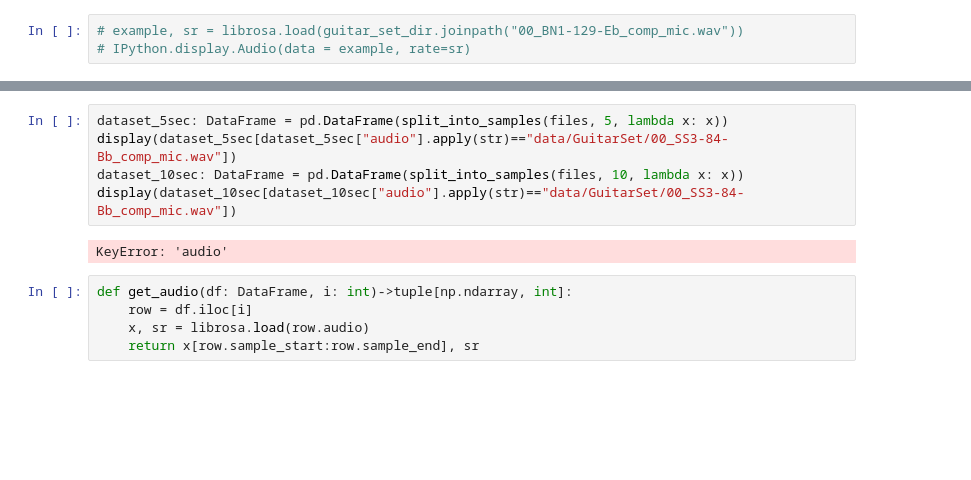
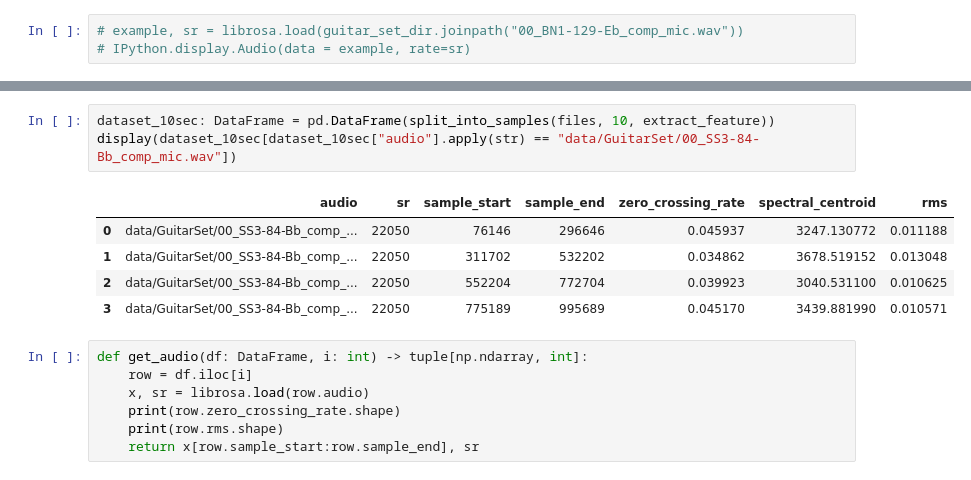
Before and after one commit to auri-ay/audio-ml-coursework, a Jupyter notebook: sample.ipynb, the cells around one changed output, grey strips where cells are left out. Saved outputs shown, nothing was run; the diff lists cells and outputs as text; blank space fills up the shorter version.

```diff
--- a/sample.ipynb
+++ b/sample.ipynb
@@ -109,14 +132,18 @@ files = glob(str(guitar_set_dir)+"/**/*", recursive=True)
 # %%
-dataset_5sec: DataFrame = pd.DataFrame(split_into_samples(files, 5, lambda x: x))
-display(dataset_5sec[dataset_5sec["audio"].apply(str)=="data/GuitarSet/00_SS3-84-Bb_comp_mic.wav"])
-dataset_10sec: DataFrame = pd.DataFrame(split_into_samples(files, 10, lambda x: x))
-display(dataset_10sec[dataset_10sec["audio"].apply(str)=="data/GuitarSet/00_SS3-84-Bb_comp_mic.wav"])
+dataset_10sec: DataFrame = pd.DataFrame(split_into_samples(files, 10, extract_feature))
+display(dataset_10sec[dataset_10sec["audio"].apply(str) == "data/GuitarSet/00_SS3-84-Bb_comp_mic.wav"])
 # %% [output]
-KeyError: 'audio'
+|  | audio | sr | sample_start | sample_end | zero_crossing_rate | spectral_centroid | rms |
+| 0 | data/GuitarSet/00_SS3-84-Bb_comp_... | 22050 | 76146 | 296646 | 0.045937 | 3247.130772 | 0.011188 |
+| 1 | data/GuitarSet/00_SS3-84-Bb_comp_... | 22050 | 311702 | 532202 | 0.034862 | 3678.519152 | 0.013048 |
+| 2 | data/GuitarSet/00_SS3-84-Bb_comp_... | 22050 | 552204 | 772704 | 0.039923 | 3040.531100 | 0.010625 |
+| 3 | data/GuitarSet/00_SS3-84-Bb_comp_... | 22050 | 775189 | 995689 | 0.045170 | 3439.881990 | 0.010571 |
 # %%
-def get_audio(df: DataFrame, i: int)->tuple[np.ndarray, int]:
+def get_audio(df: DataFrame, i: int) -> tuple[np.ndarray, int]:
     row = df.iloc[i]
     x, sr = librosa.load(row.audio)
+    print(row.zero_crossing_rate.shape)
+    print(row.rms.shape)
     return x[row.sample_start:row.sample_end], sr
 # %%
 x, sr = get_audio(dataset_10sec, 0)
```
Also changed, not shown: parts of 8 cells of this notebook, 1 other file.
